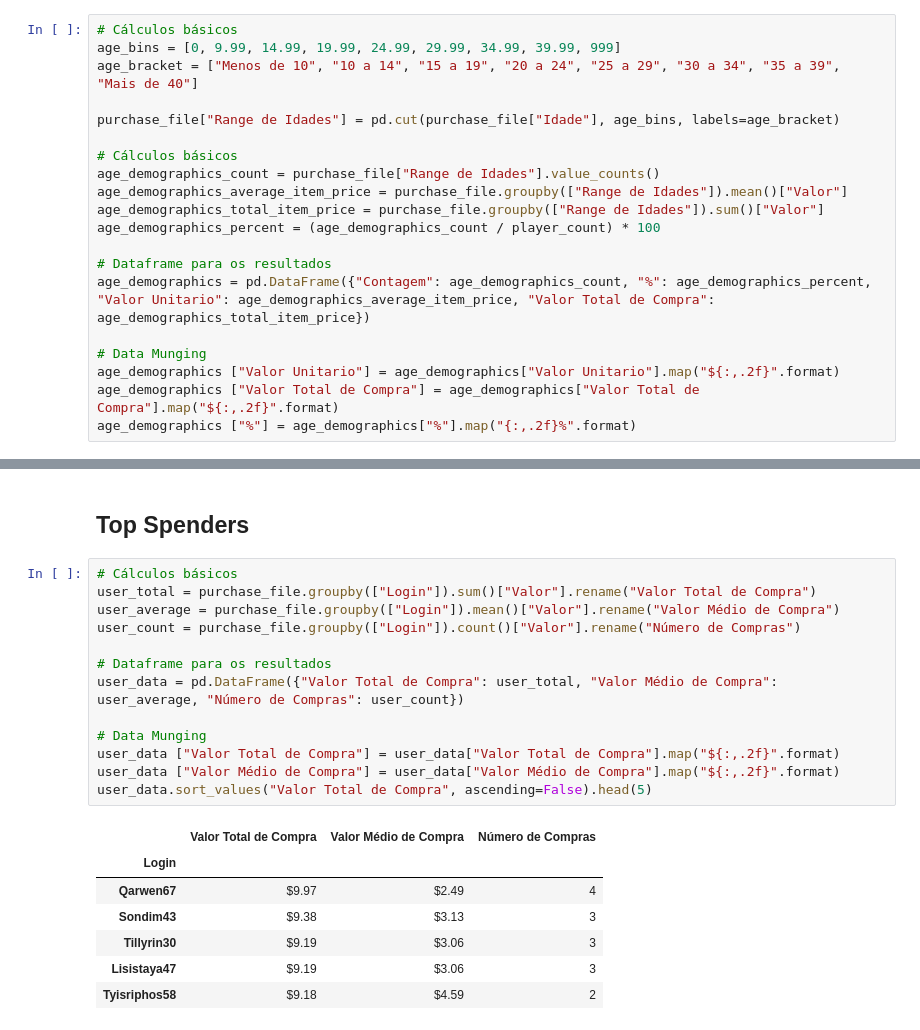
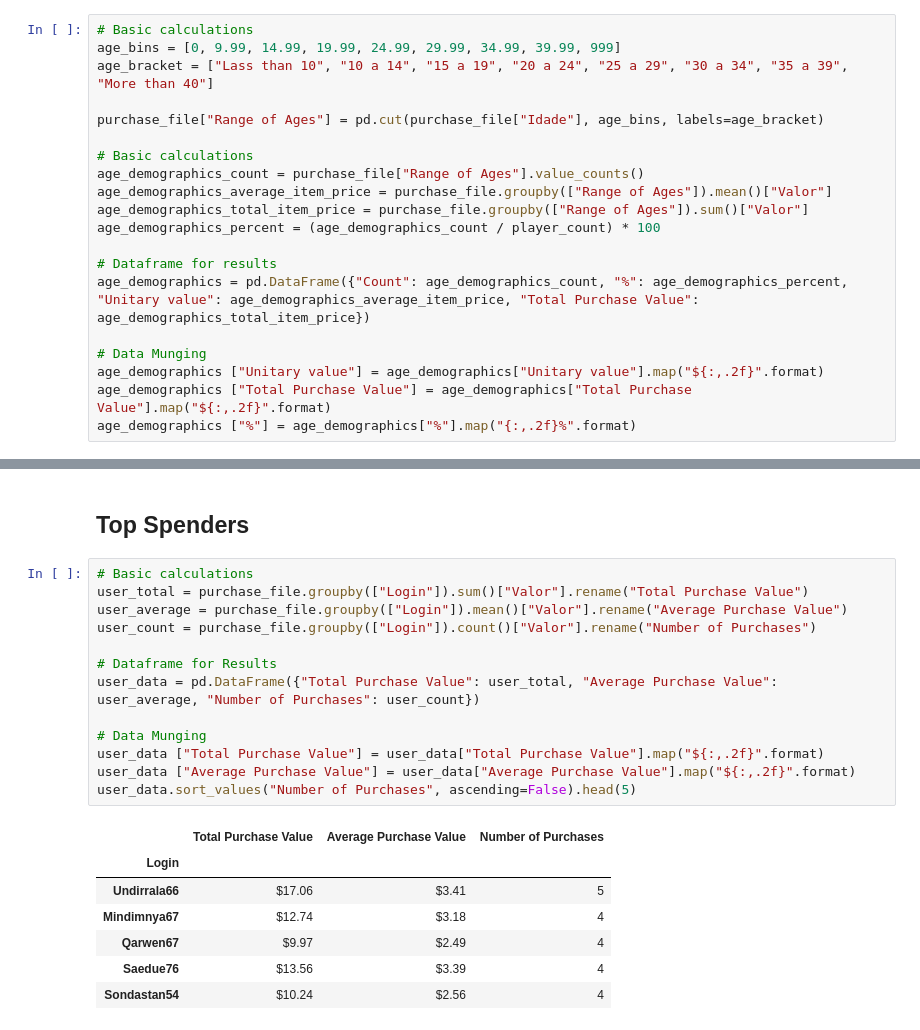
Before and after one commit to FelipeLopes93/Projeto_Analise_Exploratoria001, a Jupyter notebook: Analyze Consumer Buying Behavior.ipynb, the cells around one changed output, grey strips where cells are left out. Cells and saved outputs as stored; diff of their text form.

```diff
--- a/Analyze Consumer Buying Behavior.ipynb
+++ b/Analyze Consumer Buying Behavior.ipynb
@@ -232,24 +232,24 @@ player_demographics
 | 779 | Feminino | Alim85 | 23 |
 573 rows × 3 columns
 # %%
-# Cálculos básicos
+# Basic calculations
 age_bins = [0, 9.99, 14.99, 19.99, 24.99, 29.99, 34.99, 39.99, 999]
-age_bracket = ["Menos de 10", "10 a 14", "15 a 19", "20 a 24", "25 a 29", "30 a 34", "35 a 39", "Mais de 40"]
+age_bracket = ["Lass than 10", "10 a 14", "15 a 19", "20 a 24", "25 a 29", "30 a 34", "35 a 39", "More than 40"]
 
-purchase_file["Range de Idades"] = pd.cut(purchase_file["Idade"], age_bins, labels=age_bracket)
+purchase_file["Range of Ages"] = pd.cut(purchase_file["Idade"], age_bins, labels=age_bracket)
 
-# Cálculos básicos
-age_demographics_count = purchase_file["Range de Idades"].value_counts()
-age_demographics_average_item_price = purchase_file.groupby(["Range de Idades"]).mean()["Valor"]
-age_demographics_total_item_price = purchase_file.groupby(["Range de Idades"]).sum()["Valor"]
+# Basic calculations
+age_demographics_count = purchase_file["Range of Ages"].value_counts()
+age_demographics_average_item_price = purchase_file.groupby(["Range of Ages"]).mean()["Valor"]
+age_demographics_total_item_price = purchase_file.groupby(["Range of Ages"]).sum()["Valor"]
 age_demographics_percent = (age_demographics_count / player_count) * 100
 
-# Dataframe para os resultados
-age_demographics = pd.DataFrame({"Contagem": age_demographics_count, "%": age_demographics_percent, "Valor Unitario": age_demographics_average_item_price, "Valor Total de Compra": age_demographics_total_item_price})
+# Dataframe for results
+age_demographics = pd.DataFrame({"Count": age_demographics_count, "%": age_demographics_percent, "Unitary value": age_demographics_average_item_price, "Total Purchase Value": age_demographics_total_item_price})
 
 # Data Munging
-age_demographics ["Valor Unitario"] = age_demographics["Valor Unitario"].map("${:,.2f}".format)
-age_demographics ["Valor Total de Compra"] = age_demographics["Valor Total de Compra"].map("${:,.2f}".format)
+age_demographics ["Unitary value"] = age_demographics["Unitary value"].map("${:,.2f}".format)
+age_demographics ["Total Purchase Value"] = age_demographics["Total Purchase Value"].map("${:,.2f}".format)
 age_demographics ["%"] = age_demographics["%"].map("{:,.2f}%".format)
 # %%
 # Resultado
@@ -278,26 +278,26 @@ age_demographics
 # %% [markdown]
 ## Top Spenders
 # %%
-# Cálculos básicos
-user_total = purchase_file.groupby(["Login"]).sum()["Valor"].rename("Valor Total de Compra")
-user_average = purchase_file.groupby(["Login"]).mean()["Valor"].rename("Valor Médio de Compra")
-user_count = purchase_file.groupby(["Login"]).count()["Valor"].rename("Número de Compras")
+# Basic calculations
+user_total = purchase_file.groupby(["Login"]).sum()["Valor"].rename("Total Purchase Value")
+user_average = purchase_file.groupby(["Login"]).mean()["Valor"].rename("Average Purchase Value")
+user_count = purchase_file.groupby(["Login"]).count()["Valor"].rename("Number of Purchases")
 
-# Dataframe para os resultados
-user_data = pd.DataFrame({"Valor Total de Compra": user_total, "Valor Médio de Compra": user_average, "Número de Compras": user_count})
+# Dataframe for Results
+user_data = pd.DataFrame({"Total Purchase Value": user_total, "Average Purchase Value": user_average, "Number of Purchases": user_count})
 
 # Data Munging
-user_data ["Valor Total de Compra"] = user_data["Valor Total de Compra"].map("${:,.2f}".format)
-user_data ["Valor Médio de Compra"] = user_data["Valor Médio de Compra"].map("${:,.2f}".format)
-user_data.sort_values("Valor Total de Compra", ascending=False).head(5)
+user_data ["Total Purchase Value"] = user_data["Total Purchase Value"].map("${:,.2f}".format)
+user_data ["Average Purchase Value"] = user_data["Average Purchase Value"].map("${:,.2f}".format)
+user_data.sort_values("Number of Purchases", ascending=False).head(5)
 # %% [output]
-|  | Valor Total de Compra | Valor Médio de Compra | Número de Compras |
+|  | Total Purchase Value | Average Purchase Value | Number of Purchases |
 | Login |  |  |  |
+| Undirrala66 | $17.06 | $3.41 | 5 |
+| Mindimnya67 | $12.74 | $3.18 | 4 |
 | Qarwen67 | $9.97 | $2.49 | 4 |
-| Sondim43 | $9.38 | $3.13 | 3 |
-| Tillyrin30 | $9.19 | $3.06 | 3 |
-| Lisistaya47 | $9.19 | $3.06 | 3 |
-| Tyisriphos58 | $9.18 | $4.59 | 2 |
+| Saedue76 | $13.56 | $3.39 | 4 |
+| Sondastan54 | $10.24 | $2.56 | 4 |
 # %%
 # Resultado
 user_data
```
Also changed, not shown: parts of 24 cells of this notebook.
